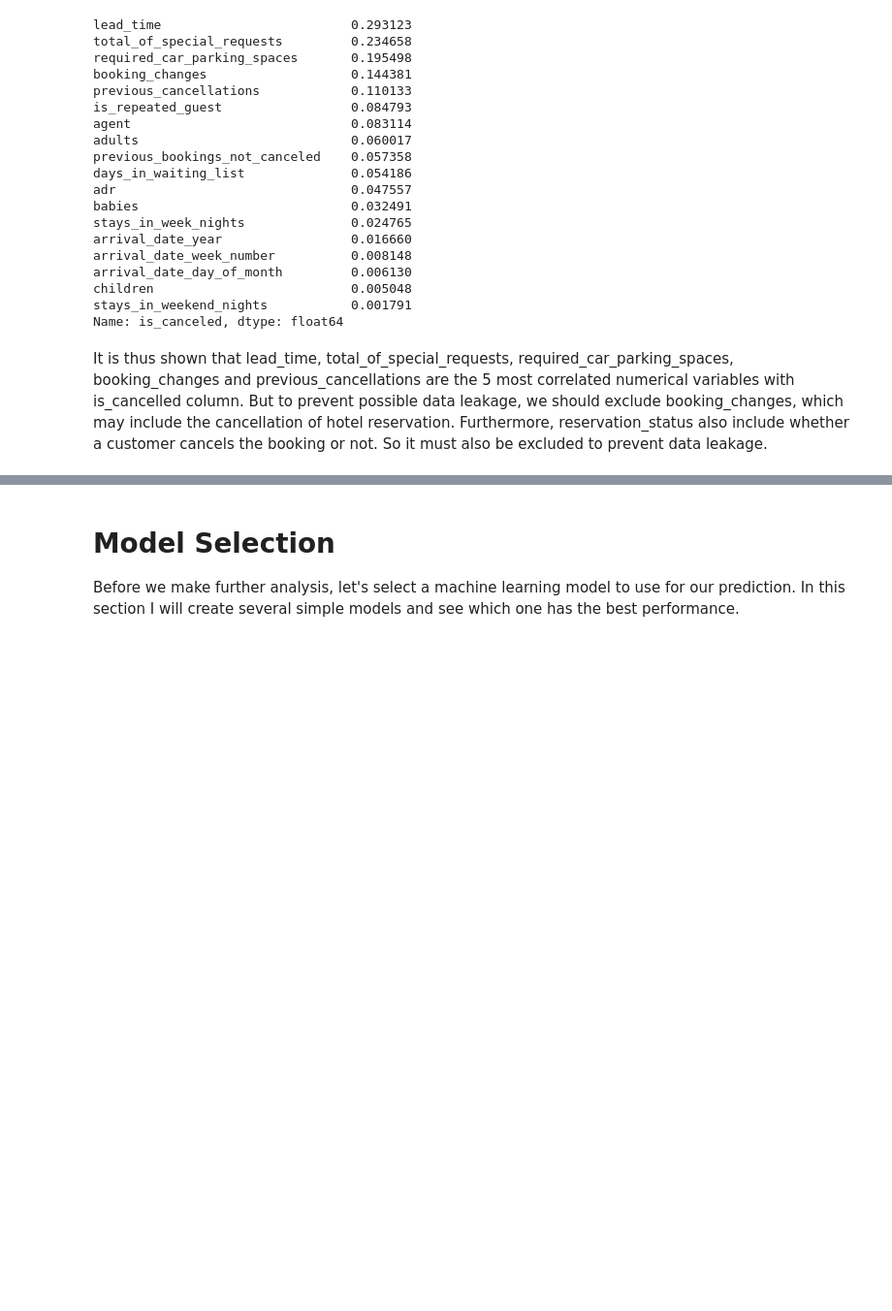
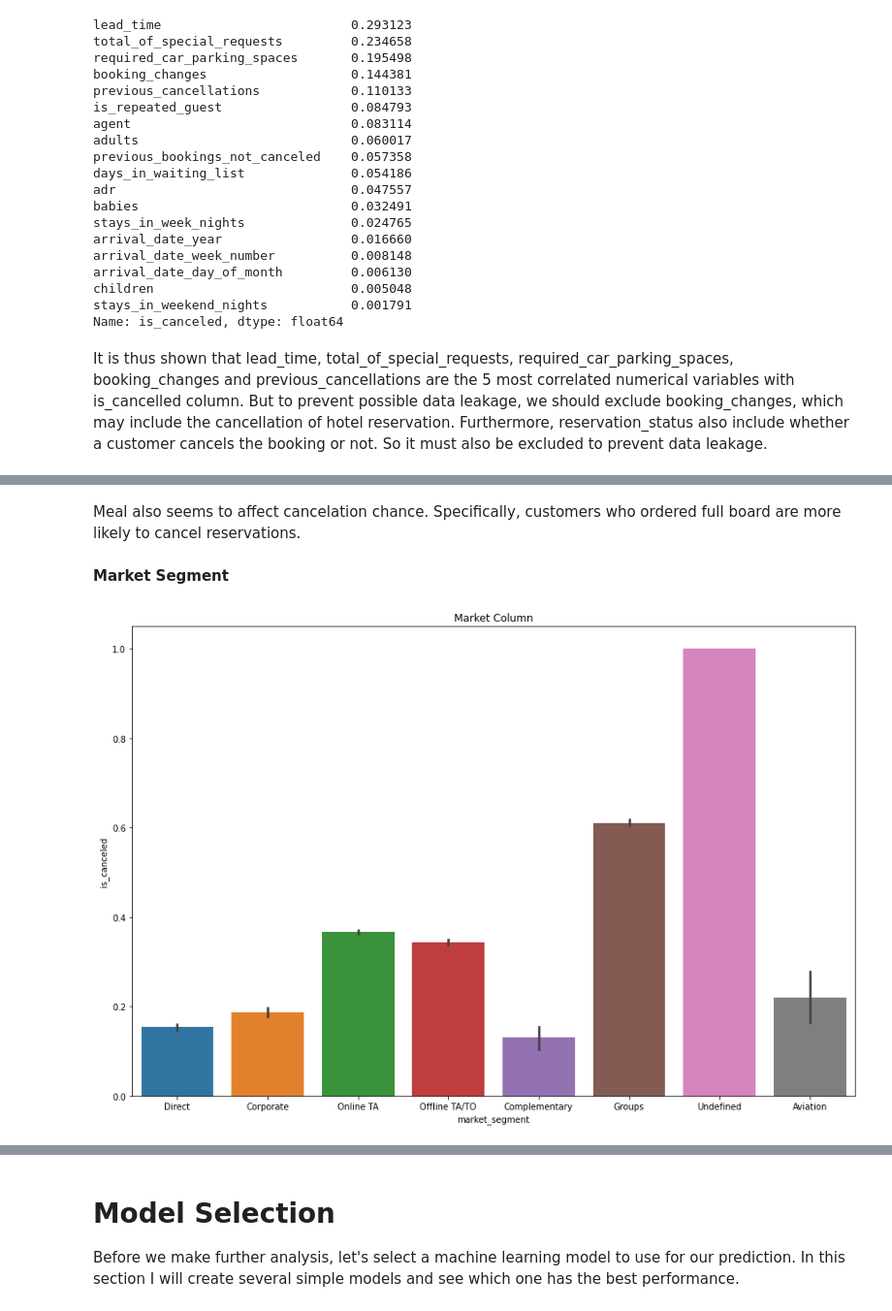
Before and after one commit to RandomY-2/Hotel_Reservation_Prediction, a Jupyter notebook: hotel-book-data-analysis.ipynb, the cells around one changed output, grey strips where cells are left out. Shown at 97% size. Drawn from its saved outputs; the diff is of its cells as text; code cells hidden in the pictures; blank space fills up the shorter version.

```diff
--- a/hotel-book-data-analysis.ipynb
+++ b/hotel-book-data-analysis.ipynb
@@ -363,0 +407,11 @@ It is thus shown that lead_time, total_of_special_requests, required_car_parking
+# %% [markdown]
+Meal also seems to affect cancelation chance. Specifically, customers who ordered full board are more likely to cancel reservations.
+# %% [markdown]
+**Market Segment**
+# %%
+plt.figure(figsize=(15, 10))
+plt.title("Market Column")
+sns.barplot(x=full_data['market_segment'], y=full_data['is_canceled'])
+plt.show()
+# %% [output]
+[figure, added]
```
Also changed, not shown: parts of 42 cells of this notebook, 2 other files.
